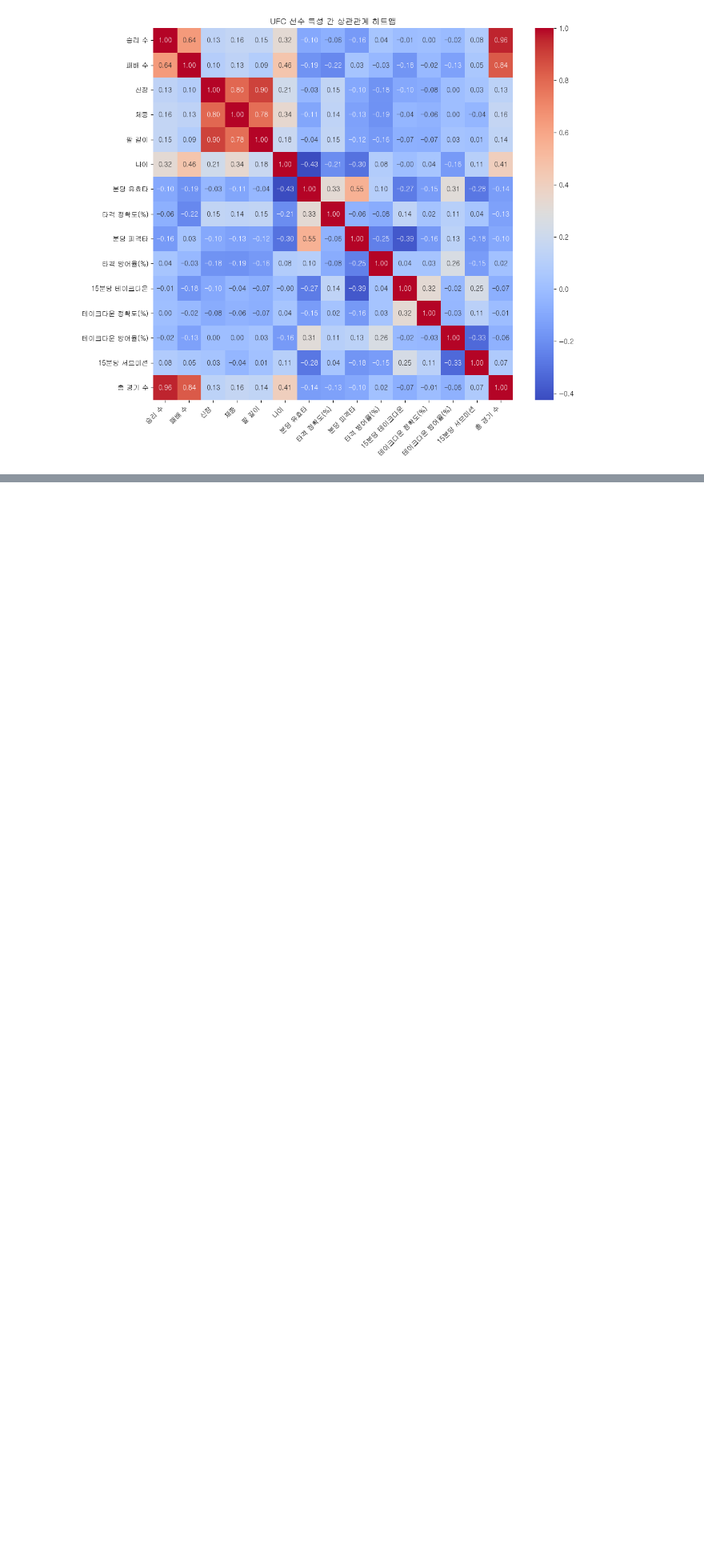
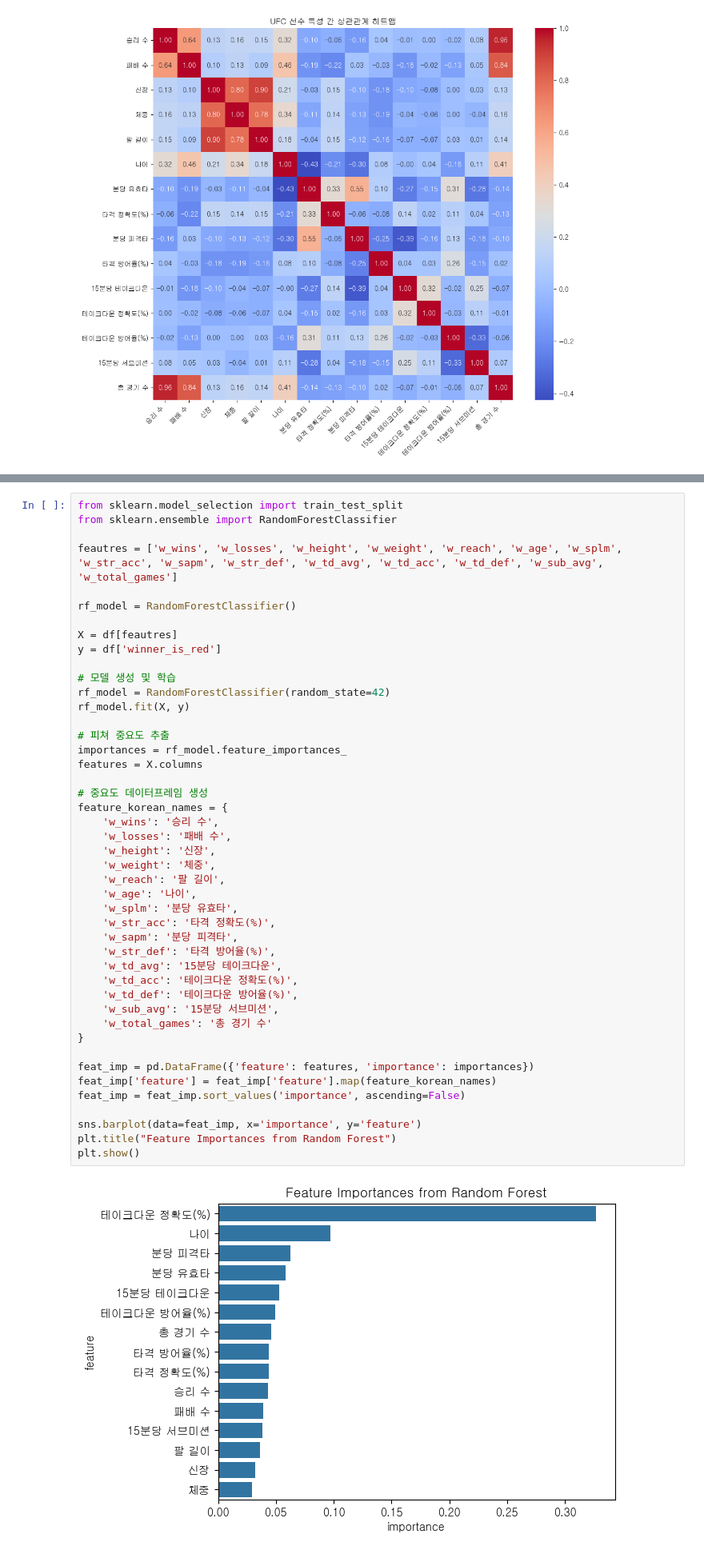
Before and after one commit to Encore-SKN-17/ML_MINI_2TEAM, a Jupyter notebook: ufc/eda.ipynb, the cells around one changed output, grey strips where cells are left out. Shown at 80% size. Drawn from its saved outputs; the diff is of its cells as text; blank space fills up the shorter version.

```diff
--- a/ufc/eda.ipynb
+++ b/ufc/eda.ipynb
@@ -135,0 +143,47 @@ plt.show()
+# %%
+from sklearn.model_selection import train_test_split
+from sklearn.ensemble import RandomForestClassifier
+
+feautres = ['w_wins', 'w_losses', 'w_height', 'w_weight', 'w_reach', 'w_age', 'w_splm', 'w_str_acc', 'w_sapm', 'w_str_def', 'w_td_avg', 'w_td_acc', 'w_td_def', 'w_sub_avg', 'w_total_games']
+
+rf_model = RandomForestClassifier()
+
+X = df[feautres]
+y = df['winner_is_red']
+
+# 모델 생성 및 학습
+rf_model = RandomForestClassifier(random_state=42)
+rf_model.fit(X, y)
+
+# 피쳐 중요도 추출
+importances = rf_model.feature_importances_
+features = X.columns
+
+# 중요도 데이터프레임 생성
+feature_korean_names = {
+    'w_wins': '승리 수',
+    'w_losses': '패배 수',
+    'w_height': '신장',
+    'w_weight': '체중',
+    'w_reach': '팔 길이',
+    'w_age': '나이',
+    'w_splm': '분당 유효타',
+    'w_str_acc': '타격 정확도(%)',
+    'w_sapm': '분당 피격타',
+    'w_str_def': '타격 방어율(%)',
+    'w_td_avg': '15분당 테이크다운',
+    'w_td_acc': '테이크다운 정확도(%)',
+    'w_td_def': '테이크다운 방어율(%)',
+    'w_sub_avg': '15분당 서브미션',
+    'w_total_games': '총 경기 수'
+}
+
+feat_imp = pd.DataFrame({'feature': features, 'importance': importances})
+feat_imp['feature'] = feat_imp['feature'].map(feature_korean_names)
+feat_imp = feat_imp.sort_values('importance', ascending=False)
+
+sns.barplot(data=feat_imp, x='importance', y='feature')
+plt.title("Feature Importances from Random Forest")
+plt.show()
+# %% [output]
+[figure, added]
```
Also changed, not shown: parts of 2 cells of this notebook, 2 other files.
